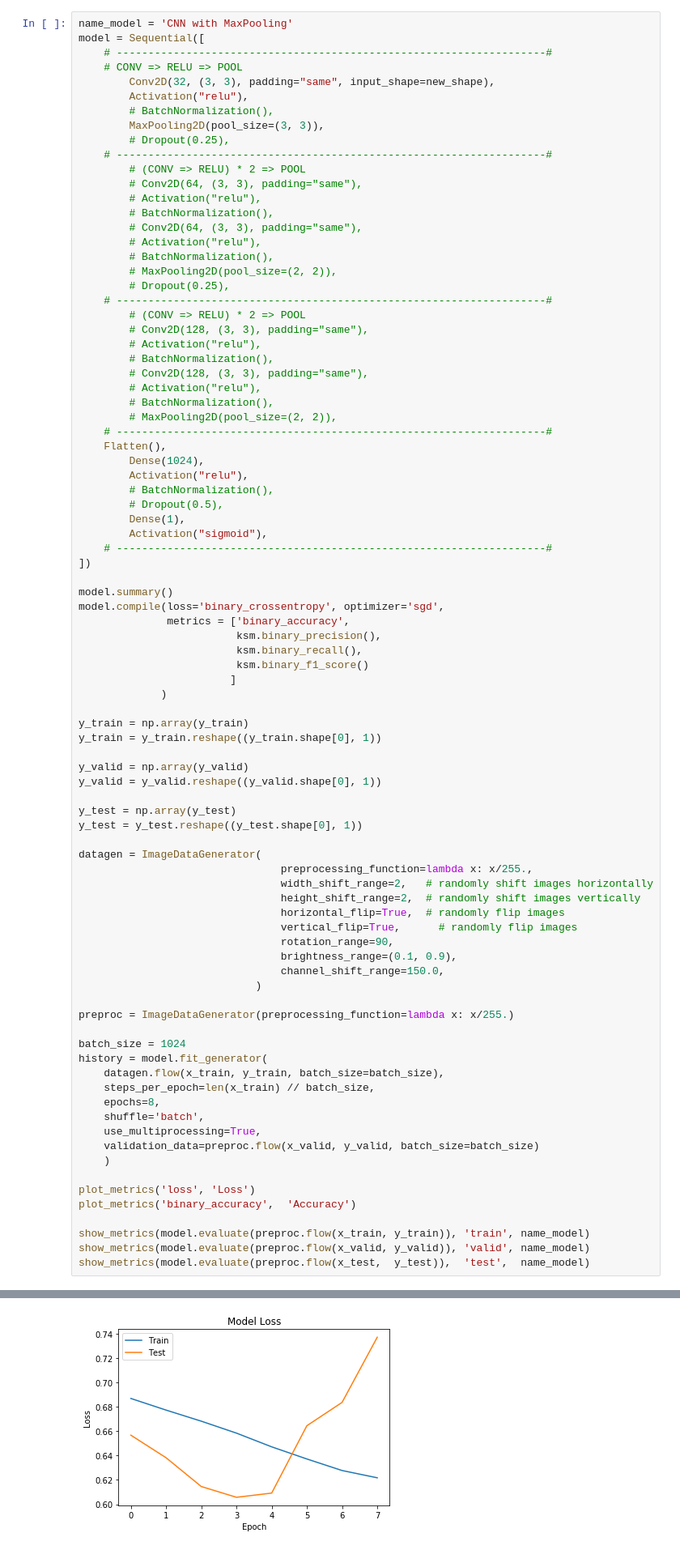
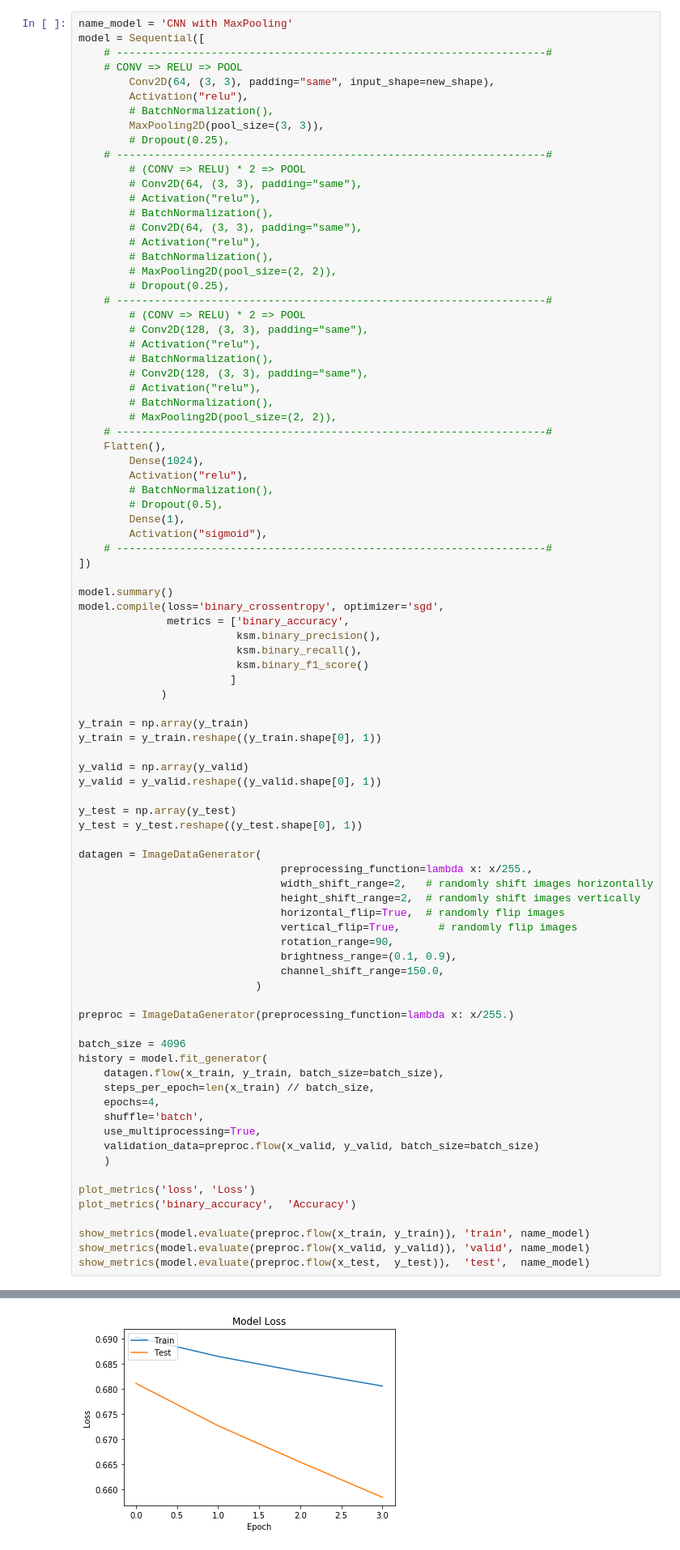
Before and after one commit to allnes/pcam_train, a Jupyter notebook: pcam_cnn_maxpooling.ipynb, the cells around one changed output, grey strips where cells are left out. Shown at 81% size. Saved outputs shown, nothing was run; the diff lists cells and outputs as text.

```diff
--- a/pcam_cnn_maxpooling.ipynb
+++ b/pcam_cnn_maxpooling.ipynb
@@ -146,7 +146,7 @@ name_model = 'CNN with MaxPooling'
 model = Sequential([
     # --------------------------------------------------------------------#
     # CONV => RELU => POOL
-		Conv2D(32, (3, 3), padding="same", input_shape=new_shape),
+		Conv2D(64, (3, 3), padding="same", input_shape=new_shape),
 		Activation("relu"),
 		# BatchNormalization(),
 		MaxPooling2D(pool_size=(3, 3)),
@@ -212,11 +212,11 @@ datagen = ImageDataGenerator(
 
 preproc = ImageDataGenerator(preprocessing_function=lambda x: x/255.)
 
-batch_size = 1024
+batch_size = 4096
 history = model.fit_generator(
     datagen.flow(x_train, y_train, batch_size=batch_size),
     steps_per_epoch=len(x_train) // batch_size,
-    epochs=8,
+    epochs=4,
     shuffle='batch',
     use_multiprocessing=True,
     validation_data=preproc.flow(x_valid, y_valid, batch_size=batch_size)
@@ -249 +249 @@ Epoch 8/8
-[figure, old version]
+[figure, new version]
```
Also changed, not shown: parts of 2 cells of this notebook.
